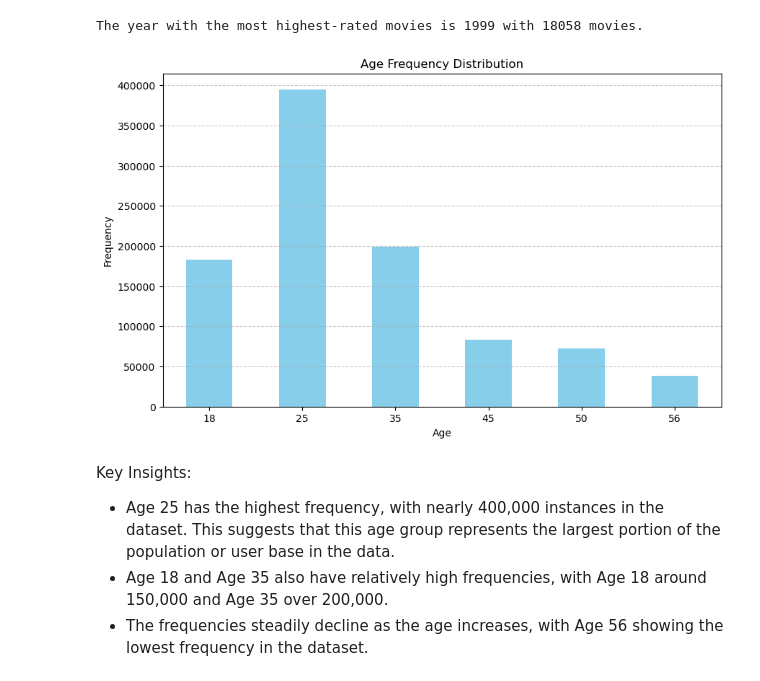
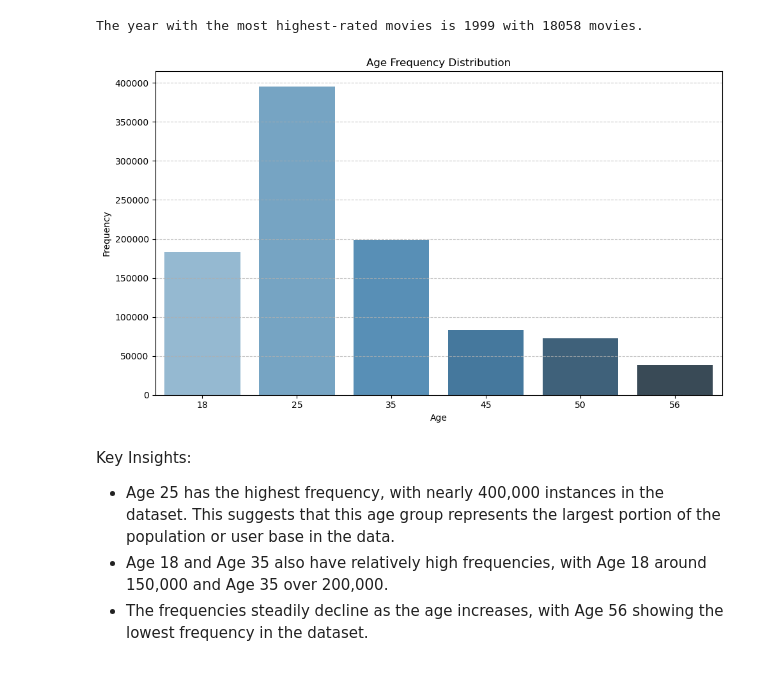
Before and after one commit to nhat117/Assignment2, a Jupyter notebook: A3code-Nhat.ipynb, the cells around one changed output. Drawn from its saved outputs; the diff is of its cells as text; code cells hidden in the pictures.

```diff
--- a/A3code-Nhat.ipynb
+++ b/A3code-Nhat.ipynb
@@ -67,13 +99,13 @@ def clean_recommender_data(df_user, df_ratings, df_movies):
     # Drop rows with missing values
     df_clean = df_merged.dropna()
 
-    # Remove duplicate rows
-    df_clean = df_clean.drop_duplicates()
-
     # Ensure the correct data types
     df_clean['UserID'] = df_clean['UserID'].astype(int)
     df_clean['MovieID'] = df_clean['MovieID'].astype(int)
     df_clean['Rating'] = df_clean['Rating'].astype(float)
+
+    # Remove duplicate ratings by keeping the last rating for each user-movie pair
+    df_clean = df_clean.drop_duplicates(subset=['UserID', 'MovieID'], keep='last')
 
     # Remove rows where 'Age' is less than 1
     df_clean = df_clean[df_clean['Age'] > 1]
@@ -104,6 +136,10 @@ def clean_recommender_data(df_user, df_ratings, df_movies):
     # Concatenate the encoded genres back to the original DataFrame
     df_clean = pd.concat([df_clean, df_genre_encoded], axis=1)
 
+    # Apply get_dummies to the Gender column
+    if 'Gender' in df_clean.columns:
+        df_clean = pd.get_dummies(df_clean, columns=['Gender'], drop_first=True)
+
     # Optional: Filter out users and movies with few interactions (for sparse data)
     user_counts = df_clean['UserID'].value_counts()
     movie_counts = df_clean['MovieID'].value_counts()
@@ -189,23 +225,35 @@ plot_highest_rated_movies_per_year(df_cleaned)
 [figure]
 The year with the most highest-rated movies is 1999 with 18058 movies.
 # %%
+import seaborn as sns
 import matplotlib.pyplot as plt
 
-# Plot the frequency distribution of 'Age' column in the dataset
-plt.figure(figsize=(10, 6))
-df_cleaned['Age'].value_counts().sort_index().plot(kind='bar', color='skyblue')
+def plot_age_distribution_seaborn(df_cleaned):
+    # Set the size of the figure
+    plt.figure(figsize=(10, 6))
 
-# Adding labels and title to the plot
-plt.xlabel('Age')
-plt.ylabel('Frequency')
-plt.title('Age Frequency Distribution')
-plt.xticks(rotation=0)
-plt.grid(axis='y', linestyle='--', alpha=0.7)
+    # Plot using Seaborn
+    sns.countplot(x='Age', data=df_cleaned, palette='Blues_d', order=sorted(df_cleaned['Age'].unique()))
 
-# Show the plot
-plt.show()
+    # Add labels and title
+    plt.xlabel('Age')
+    plt.ylabel('Frequency')
+    plt.title('Age Frequency Distribution')
+
+    # Rotate x-axis labels
+    plt.xticks(rotation=0)
+
+    # Add grid lines to y-axis
+    plt.grid(axis='y', linestyle='--', alpha=0.7)
+
+    # Show the plot
+    plt.tight_layout()
+    plt.show()
+
+# Assuming df_cleaned is your cleaned DataFrame
+plot_age_distribution_seaborn(df_cleaned)
 # %% [output]
-[figure, old version]
+[figure, new version]
 # %% [markdown]
 Key Insights:
 
```
Also changed, not shown: parts of 12 cells of this notebook.
